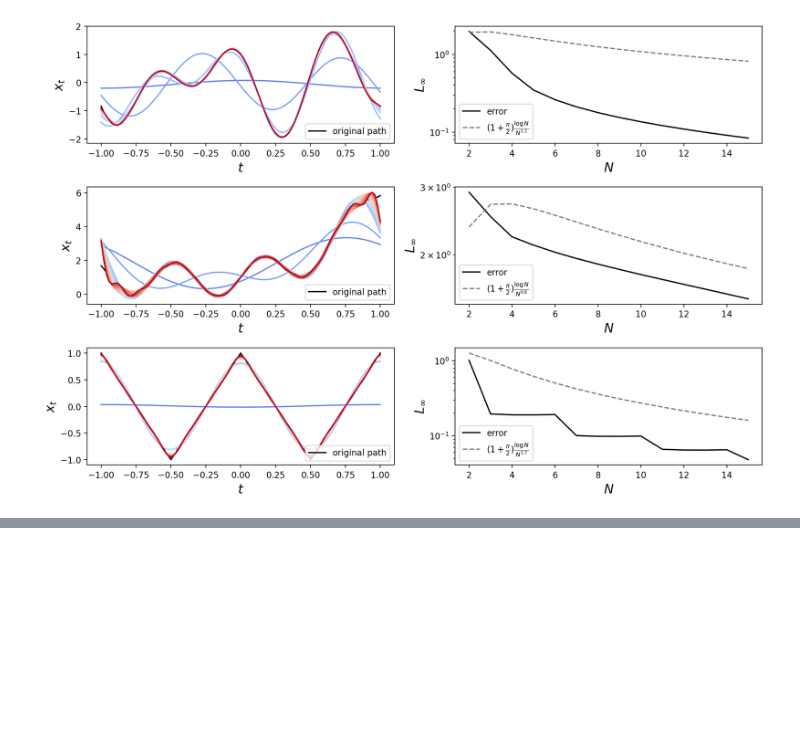
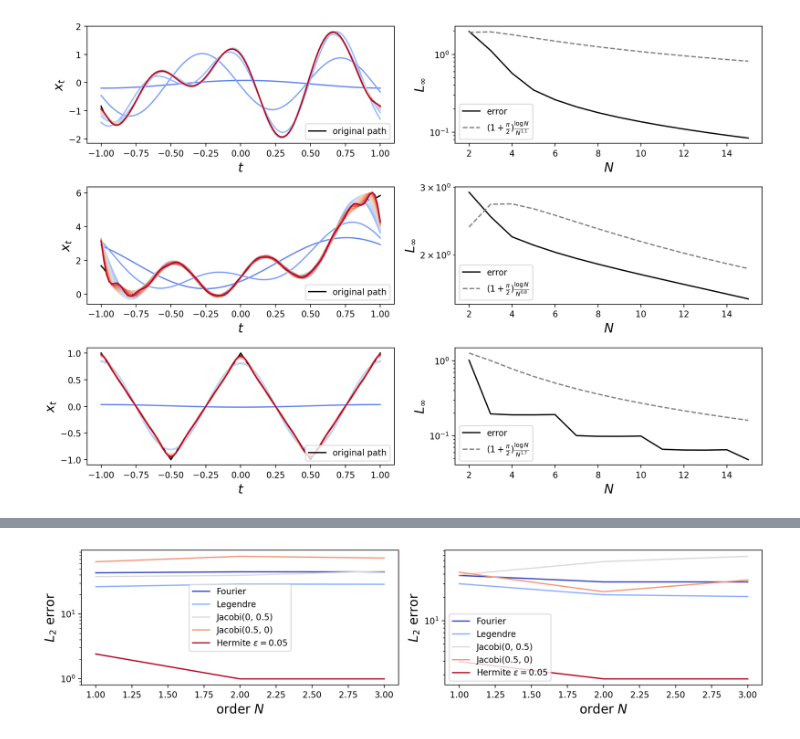
Before and after one commit to Zhuoyue-Huang/M3R-signature-inversion, a Jupyter notebook: fig4report.ipynb, the cells around one changed output, grey strips where cells are left out. Saved outputs shown, nothing was run; the diff lists cells and outputs as text; code cells hidden in the pictures; blank space fills up the shorter version.

```diff
--- a/fig4report.ipynb
+++ b/fig4report.ipynb
@@ -216,0 +482,22 @@ plt.show()
+# %%
+c = cmap(np.linspace(0, 1, len(total_dict_inv)))
+
+plt.figure(figsize=(12, 3), dpi=200)
+plt.subplot(1, 2, 1)
+for i, (name, sub_dict) in enumerate(total_dict_inv.items()):
+    plt.plot(d_range, sub_dict['error'][0], label=name, color=c[i])
+plt.legend()
+plt.yscale('log')
+plt.xlabel(r'order $N$', fontsize=15)
+plt.ylabel(r'$L_2$ error', fontsize=15)
+plt.subplot(1, 2, 2)
+for i, (name, sub_dict) in enumerate(total_dict_inv.items()):
+    plt.plot(d_range, sub_dict['error'][1], label=name, color=c[i])
+plt.legend()
+plt.yscale('log')
+plt.xlabel(r'order $N$', fontsize=15)
+plt.ylabel(r'$L_2$ error', fontsize=15)
+plt.tight_layout()
+# plt.savefig('inv_error.pdf')
+# %% [output]
+[figure, added]
```
Also changed, not shown: parts of 16 cells of this notebook, 1 other file.
